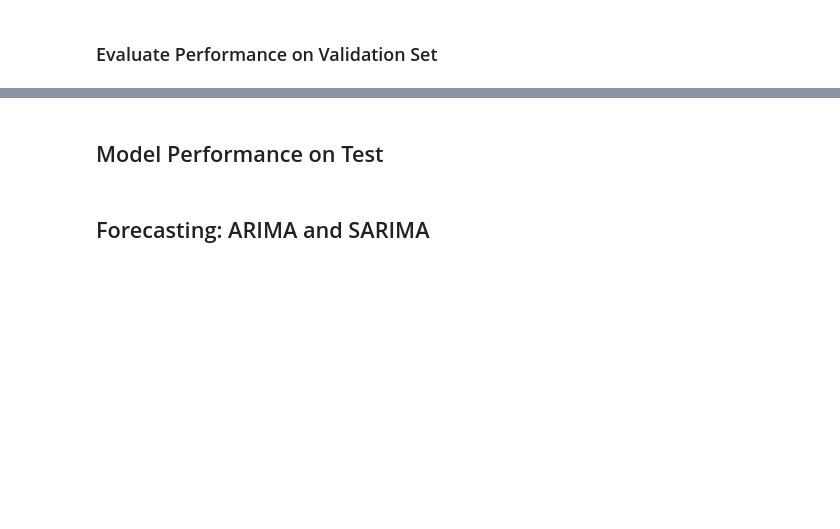
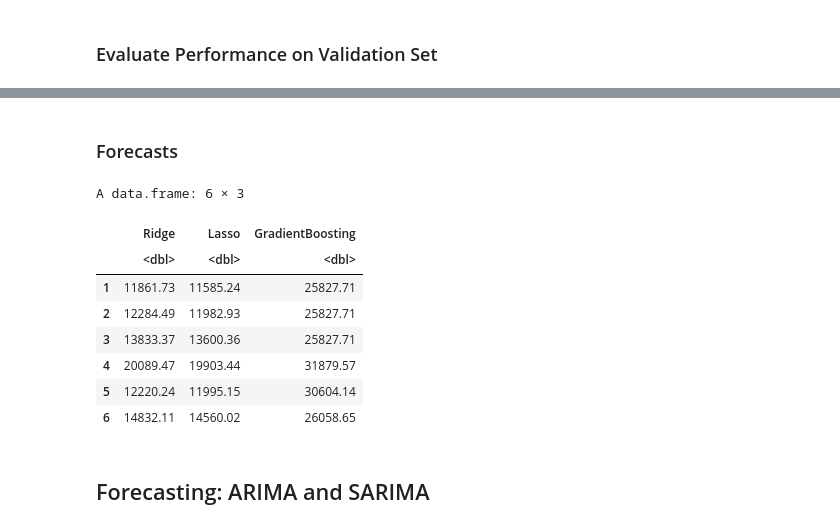
Before and after one commit to pattomrtne/WalmartSalesForecast, a Jupyter notebook: ADS-506_Final.ipynb, the cells around one changed output, grey strips where cells are left out. Saved outputs shown, nothing was run; the diff lists cells and outputs as text; code cells hidden in the pictures; blank space fills up the shorter version.

Commit message:
Model and Evaluation
Ridge, Lasso, Gradient Boosting model predictions and evaluations

```diff
--- a/ADS-506_Final.ipynb
+++ b/ADS-506_Final.ipynb
@@ -409,8 +390,8 @@ train_set <- processed_train[train_indices, ]
 validation_set <- processed_train[-train_indices, ]
 
 # Save the datasets for future use
-train_set <- write.csv(train_set, "train_set.csv", row.names = FALSE)
-validation_set <- write.csv(validation_set, "validation_set.csv", row.names = FALSE)
+write.csv(train_set, "train_set.csv", row.names = FALSE)
+write.csv(validation_set, "validation_set.csv", row.names = FALSE)
 
 # Verify the split
 dim(train_set)
@@ -530,36 +555,32 @@ print(model_performance_comparison)
-# %% [markdown]
-## Model Performance on Test
+# %% [markdown]
+### Forecasts
 # %%
-library('Metrics')
-library('caret')
-
 # Generate predictions for Ridge Regression
 ridge_test_pred <- predict(ridge_tuned, newdata = processed_test)
-
-# Evaluate Ridge Regression
-ridge_test_results <- evaluate_model_performance(test$Weekly_Sales, ridge_test_pred)
 
 # Generate predictions for Lasso Regression
 lasso_test_pred <- predict(lasso_tuned, newdata = processed_test)
 
-# Evaluate Lasso Regression
-lasso_test_results <- evaluate_model_performance(test$Weekly_Sales, lasso_test_pred)
-
 # Generate predictions for Gradient Boosting
 gbm_test_pred <- predict(gbm_tuned, newdata = processed_test)
 
-# Evaluate Gradient Boosting
-gbm_test_results <- evaluate_model_performance(test$Weekly_Sales, gbm_test_pred)
-
-# Combine Results into a New Comparison Table
-test_model_performance <- rbind(
-    Ridge_Test = ridge_test_results,
-    Lasso_Test = lasso_test_results,
-    GradientBoosting_Test = gbm_test_results
+# Combine predictions into a DataFrame for reporting
+test_predictions <- data.frame(
+    Ridge = ridge_test_pred,
+    Lasso = lasso_test_pred,
+    GradientBoosting = gbm_test_pred
 )
 
-# Print the New Comparison Table
-print("Model Performance on Test Data:")
-print(test_model_performance)
+head(test_predictions)
+# %% [output]
+A data.frame: 6 × 3
+|  | Ridge | Lasso | GradientBoosting |
+|  | <dbl> | <dbl> | <dbl> |
+| 1 | 11861.73 | 11585.24 | 25827.71 |
+| 2 | 12284.49 | 11982.93 | 25827.71 |
+| 3 | 13833.37 | 13600.36 | 25827.71 |
+| 4 | 20089.47 | 19903.44 | 31879.57 |
+| 5 | 12220.24 | 11995.15 | 30604.14 |
+| 6 | 14832.11 | 14560.02 | 26058.65 |
 # %% [markdown]
 ## Forecasting: ARIMA and SARIMA
```
Also changed, not shown: parts of 8 cells of this notebook.
